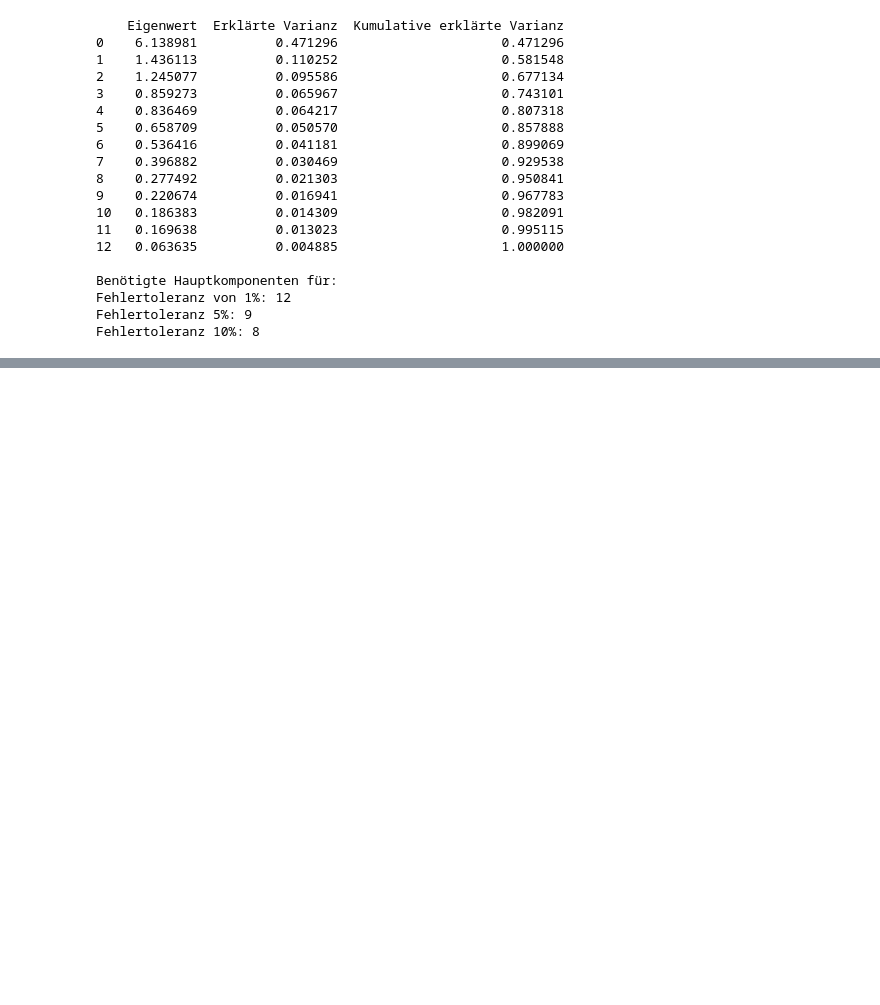
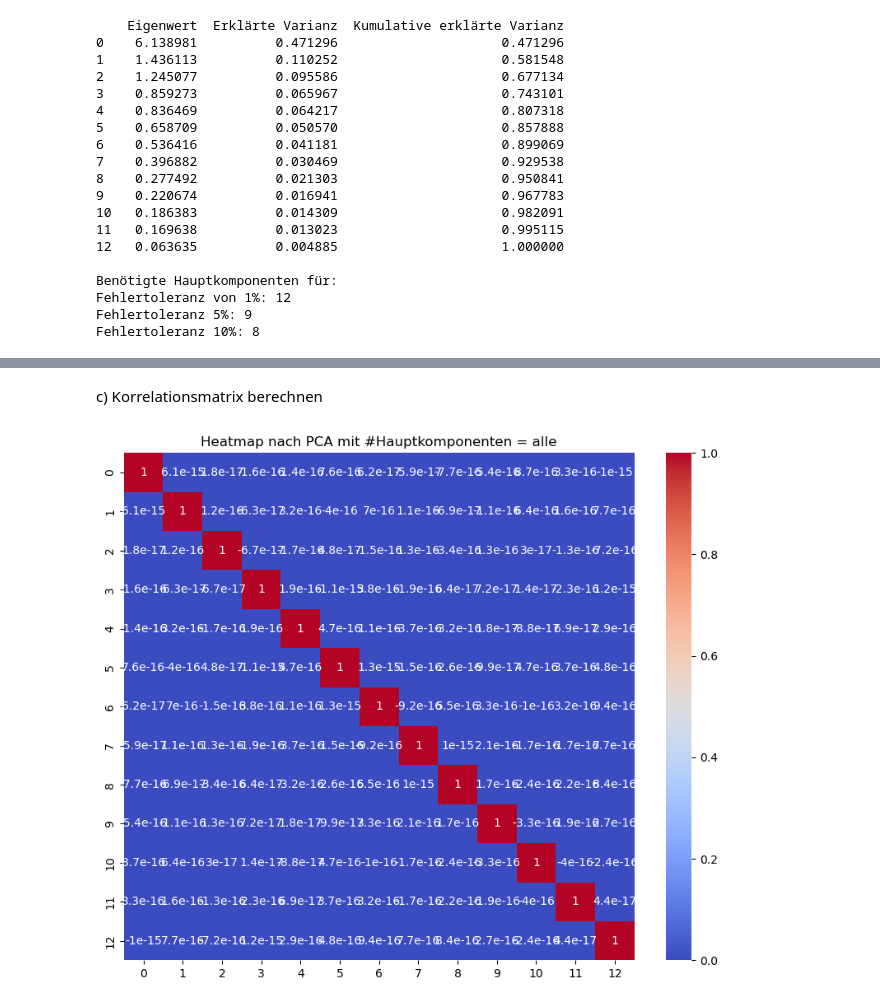
Before and after one commit to SergioChan96/MaschineLearning, a Jupyter notebook: Aufgaben/A1/A1-3/Hauptkomponenten_Analyse_A1-3.ipynb, the cells around one changed output, grey strips where cells are left out. Cells and saved outputs as stored; diff of their text form; code cells hidden in the pictures; blank space fills up the shorter version.

```diff
--- a/Aufgaben/A1/A1-3/Hauptkomponenten_Analyse_A1-3.ipynb
+++ b/Aufgaben/A1/A1-3/Hauptkomponenten_Analyse_A1-3.ipynb
@@ -149,0 +150,14 @@ dtype: float64
+# %% [markdown]
+c) Korrelationsmatrix berechnen
+# %%
+corr_matrix_boston = UD.corr()
+
+corr_matrix_boston
+
+plt.figure(figsize=(10,8))
+sns.heatmap(corr_matrix_boston, annot=True, cmap='coolwarm')
+
+plt.title('Heatmap nach PCA mit #Hauptkomponenten = alle')
+plt.show()
+# %% [output]
+[figure, added]
```
Also changed, not shown: parts of 8 cells of this notebook, 1 other file.
